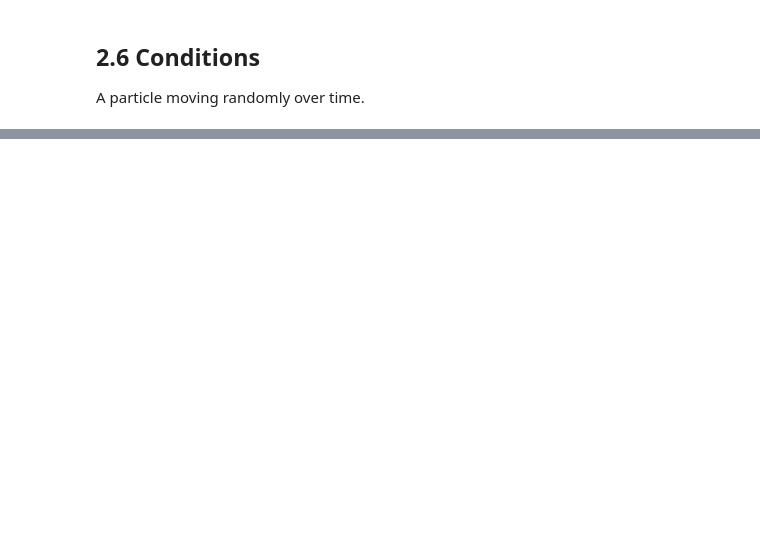
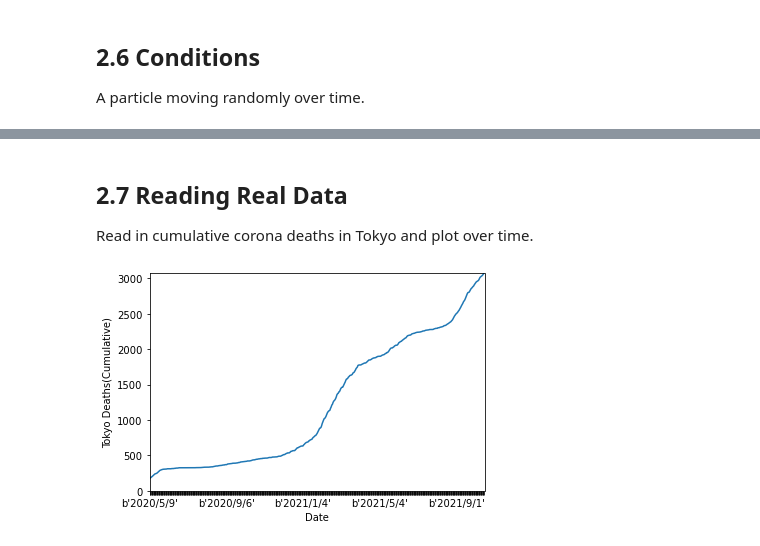
Before and after one commit to WalkTheDocs/Book_ElementaryMechanicsUsingPython, a Jupyter notebook: notebooks/Ch2_Getting_Started_with_Programming.ipynb, the cells around one changed output, grey strips where cells are left out. Cells and saved outputs as stored; diff of their text form; code cells hidden in the pictures; blank space fills up the shorter version.

Commit message:
Add some Covid data and plot it.

```diff
--- a/notebooks/Ch2_Getting_Started_with_Programming.ipynb
+++ b/notebooks/Ch2_Getting_Started_with_Programming.ipynb
@@ -53,0 +55,38 @@ plt.show()
+# %% [markdown]
+## 2.7 Reading Real Data
+
+Read in cumulative corona deaths in Tokyo and plot over time.
+# %%
+data = np.loadtxt(
+    '../data/corona_deaths_cumulative_daily.csv',
+    dtype={
+        'names': ('Date', 'Prefecture', 'Deaths(Cumulative)'),
+        'formats': ('S9', 'S10', 'i')
+    },
+    delimiter=',',
+    skiprows=1,
+)
+
+
+def filter_data_by_prefecture(pref: str, data=data):
+    return [ d for d in data if d[1] == pref.encode('UTF-8') ]
+
+
+# Generate data
+data_tokyo = filter_data_by_prefecture('Tokyo')
+dates = [ d[0] if not (i % 120) else '' for i, d in enumerate(data_tokyo) ]
+deaths = [ d[2] for d in data_tokyo ]
+
+# Configure Plot
+plt.axis((0, len(dates), 0, max(deaths)))
+plt.ylabel('Tokyo Deaths(Cumulative)')
+plt.xlabel('Date')
+
+x = range(len(dates))
+plt.xticks(x, dates)
+
+# Plot
+plt.plot(x, deaths)
+plt.show()
+# %% [output]
+[figure, added]
```
Also changed, not shown: parts of 3 cells of this notebook, 1 other file.
